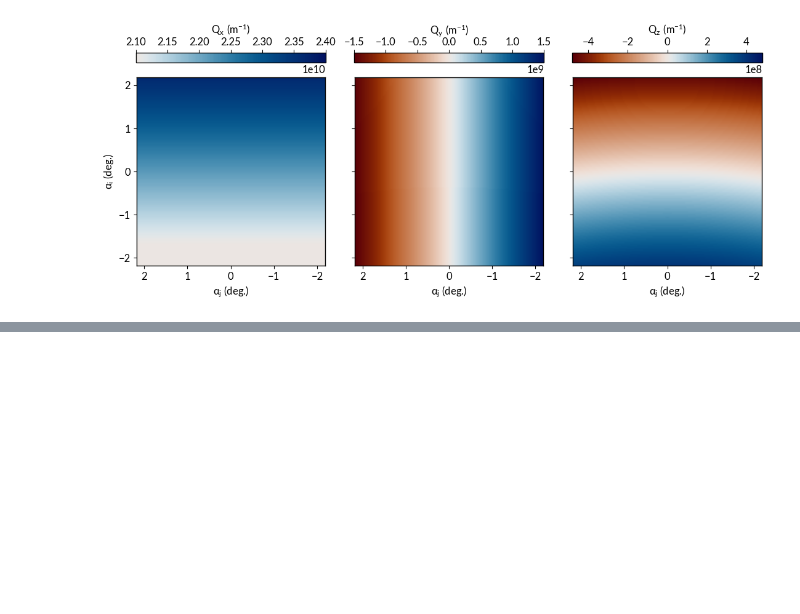
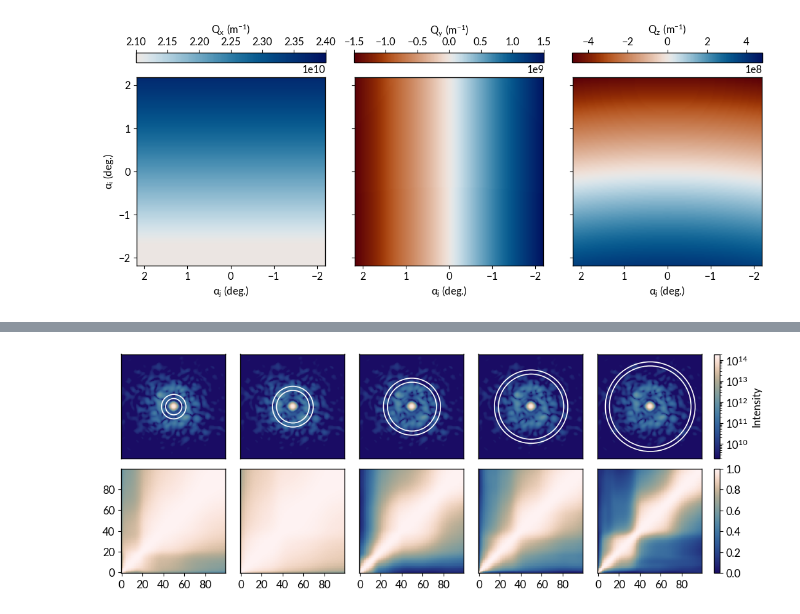
Before and after one commit to ninarina12/AI-DINO, a Jupyter notebook: simple_demo.ipynb, the cells around one changed output, grey strips where cells are left out. Saved outputs shown, nothing was run; the diff lists cells and outputs as text; code cells hidden in the pictures; blank space fills up the shorter version.

```diff
--- a/simple_demo.ipynb
+++ b/simple_demo.ipynb
@@ -215,0 +173,45 @@ format_axis(ax[1,-1])
+# %%
+cmap = cm.lapaz
+vmax = Detector.round_in_base(intensity[0].max().item(), digits=1)
+vmin = vmax / 1e5 if vmax >= 1e5 else 1
+norm = mpl.colors.LogNorm(vmin=vmin, vmax=vmax, clip=1)
+sm = mpl.cm.ScalarMappable(cmap=cmap, norm=norm)
+
+norm_c2 = plt.Normalize(vmin=0., vmax=1.)
+sm_c2 = mpl.cm.ScalarMappable(cmap=cmap, norm=norm_c2)
+
+fig, ax = plt.subplots(2,6, figsize=(10,4), gridspec_kw={'width_ratios':[1] * 5 + [0.05]})
+fig.tight_layout()
+fig.subplots_adjust(hspace=0.1, wspace=0.1)
+
+radii = intensity.shape[-1] // 2 // 6 * np.arange(1,6)
+width = 5
+for i in range(ax.shape[1] - 1):
+    roi = create_annulus_mask(*intensity.shape[1:], radii[i], width)
+
+    ax[0,i].imshow(intensity[0].cpu(), cmap=cmap, norm=norm)
+    draw_annulus_mask(
+        ax[0,i],
+        r_inner=radii[i],
+        width=width,
+        center=(intensity.shape[1] // 2,intensity.shape[2] // 2),
+        lw=1.2,
+        color="white",
+    )
+
+    ax[0,i].set_xticks([])
+    ax[0,i].set_yticks([])
+
+    C2 = calculate_two_time_correlation(intensity[:,roi].flatten(start_dim=1))
+    ax[1,i].imshow(C2.cpu(), origin='lower', interpolation='none', cmap=cmap, norm=norm_c2)
+    format_axis(ax[1,i], xbins=5, ybins=5)
+    if i > 0:
+        ax[1,i].set_yticks([])
+
+plt.colorbar(sm, cax=ax[0,-1])
+format_axis(ax[0,-1], ylabel='Intensity')
+
+plt.colorbar(sm_c2, cax=ax[1,-1])
+format_axis(ax[1,-1])
+# %% [output]
+[figure, added]
```
Also changed, not shown: parts of 11 cells of this notebook, 4 other files.
